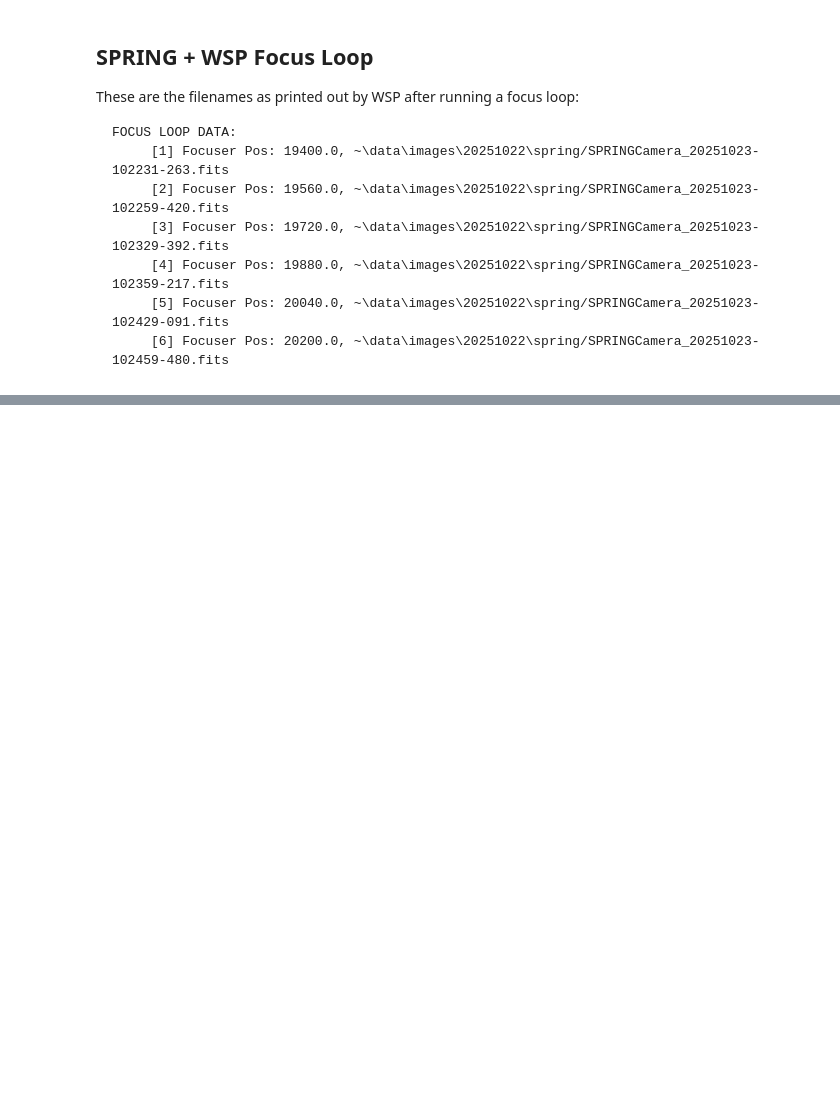
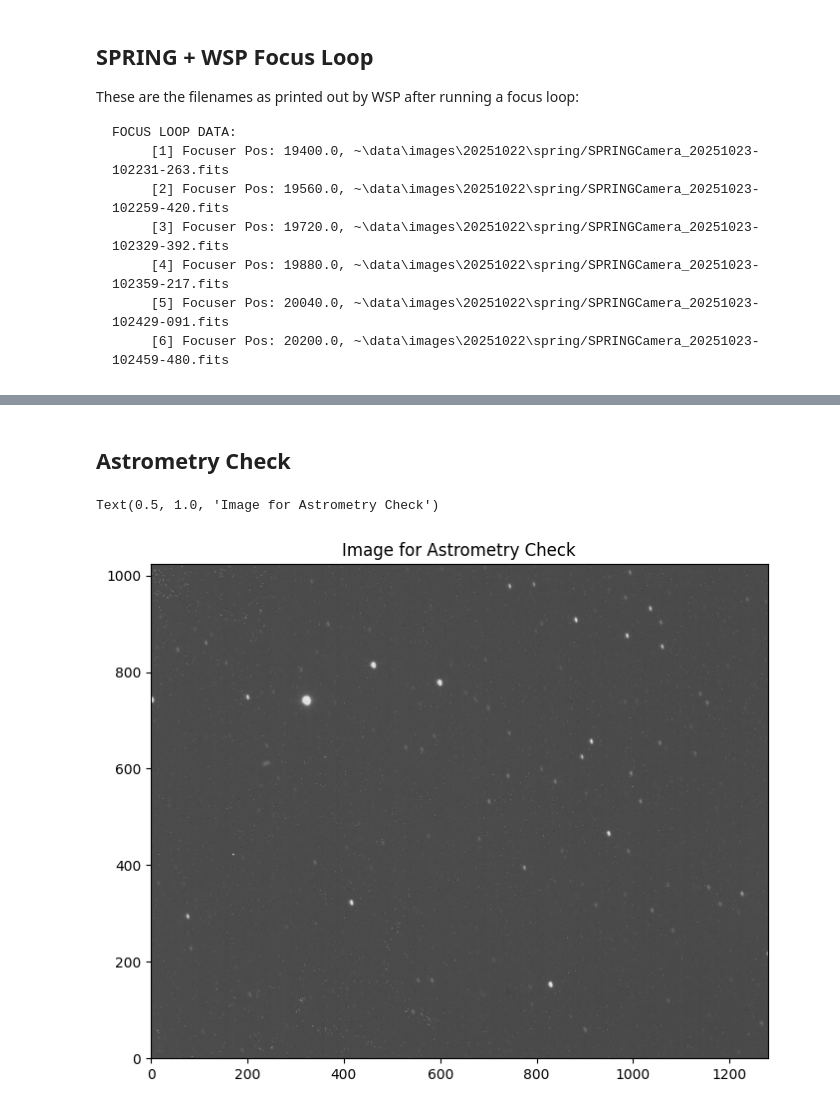
Before and after one commit to winter-telescope/winter-image-daemon, a Jupyter notebook: imagedaemon/notebooks/pirt_pipeline_freya_example.ipynb, the cells around one changed output, grey strips where cells are left out. Drawn from its saved outputs; the diff is of its cells as text; code cells hidden in the pictures; blank space fills up the shorter version.

```diff
--- a/imagedaemon/notebooks/pirt_pipeline_freya_example.ipynb
+++ b/imagedaemon/notebooks/pirt_pipeline_freya_example.ipynb
@@ -91,0 +138,14 @@ science_dir = os.path.join(os.path.expanduser("~"), "data", "image-deamon-data",
+# %% [markdown]
+## Astrometry Check
+# %%
+# Pick one image to do astrometry on
+astrometry_image_path = images[2]
+
+# plot the image
+img = Image(astrometry_image_path)
+plt.figure(figsize=(8,8))
+plt.imshow(img.data, cmap='gray', origin='lower')
+plt.title("Image for Astrometry Check")
+# %% [output]
+Text(0.5, 1.0, 'Image for Astrometry Check')
+[figure, added]
```
Also changed, not shown: parts of 9 cells of this notebook.
